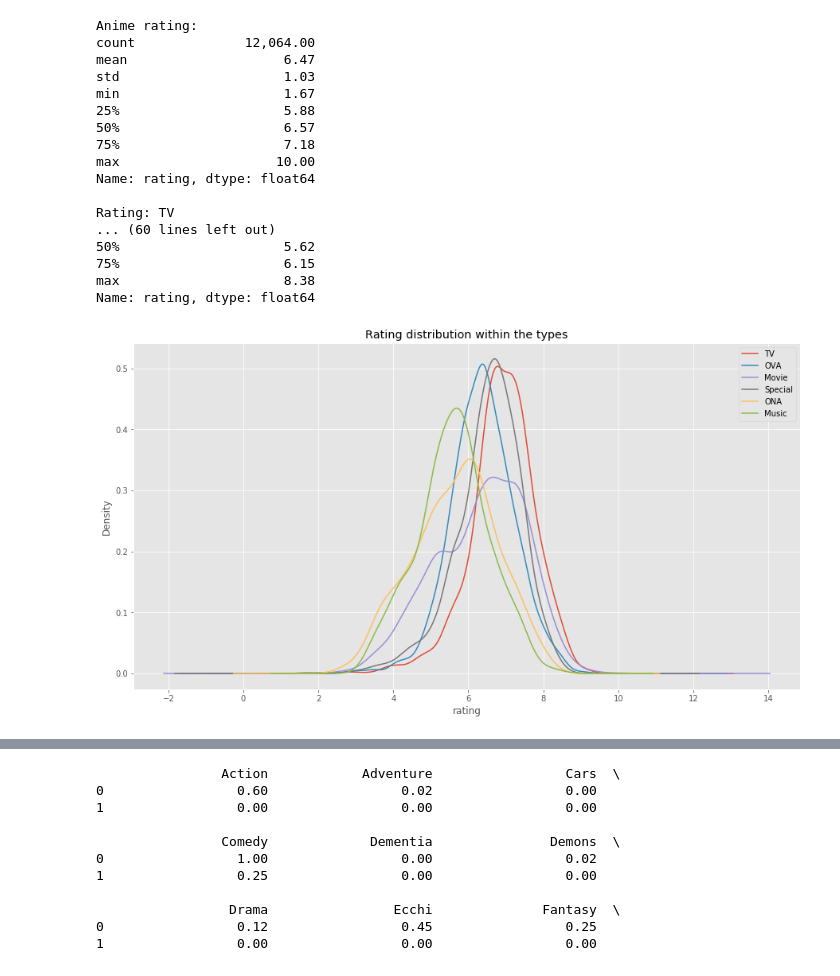
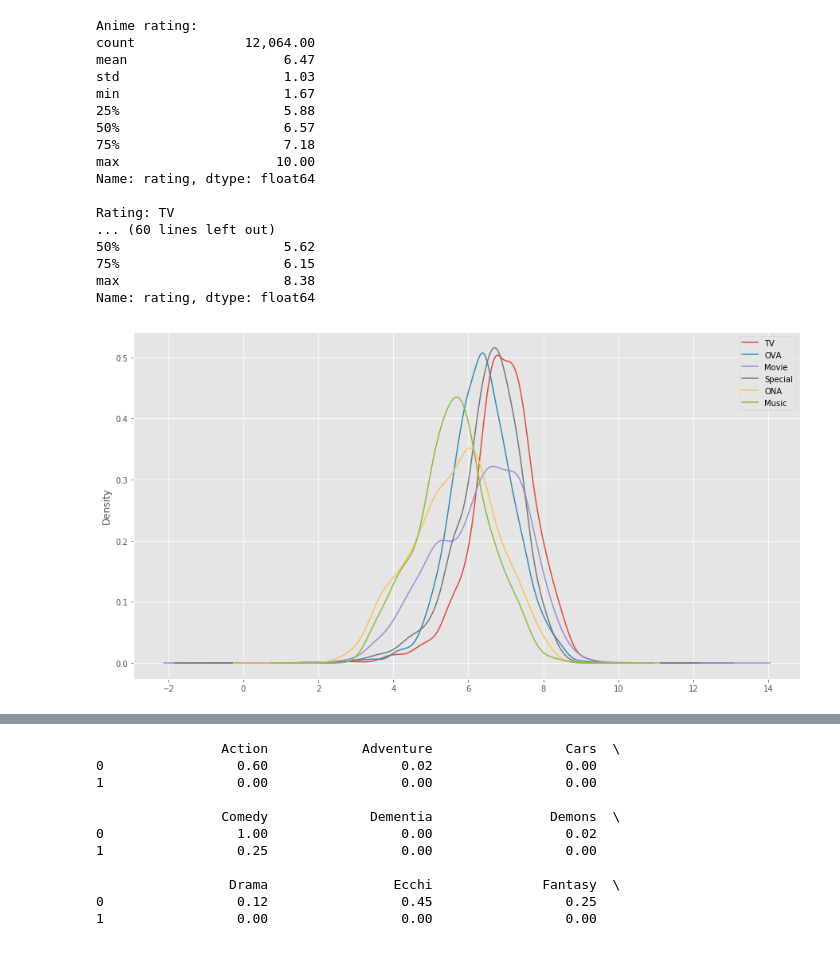
Before and after one commit to micksi/datamining_exam, a Jupyter notebook: Descriptive Statistics.ipynb, the cells around one changed output, grey strips where cells are left out. Saved outputs shown, nothing was run; the diff lists cells and outputs as text; code cells hidden in the pictures.

```diff
--- a/Descriptive Statistics.ipynb
+++ b/Descriptive Statistics.ipynb
@@ -80,38 +60,35 @@ dtype: float64
 print 'Anime rating:'
 print data_anime['rating'].describe(include='all')
 
 for t in ['TV', 'OVA', 'Movie', 'Special', 'ONA', 'Music']:
     print '\nRating: ' + t
     print data_anime.loc[data_anime['type'] == t]['rating'].describe(include='all')
-    plot = data_anime.loc[data_anime['type'] == t]['rating'].plot(kind="density", figsize=(15,8))
-
-plot.set_xlabel('rating')
+    data_anime.loc[data_anime['type'] == t]['rating'].plot(kind="density", figsize=(15,8))
 
 L=plt.legend()
 for i, t in enumerate(['TV', 'OVA', 'Movie', 'Special', 'ONA', 'Music']):
     L.get_texts()[i].set_text(t)
 
-plt.title('Rating distribution within the types')
 plt.show()
 # %% [output]
 Anime rating:
 count              12,064.00
 mean                    6.47
 std                     1.03
 min                     1.67
 25%                     5.88
 50%                     6.57
 75%                     7.18
 max                    10.00
 Name: rating, dtype: float64
 
 Rating: TV
 ... (60 lines left out)
 50%                     5.62
 75%                     6.15
 max                     8.38
 Name: rating, dtype: float64
-[figure, old version]
+[figure, new version]
 # %%
 _genre = data_anime['genre']
 _genre_list = []
```
Also changed, not shown: parts of 11 cells of this notebook, 1 other file.
